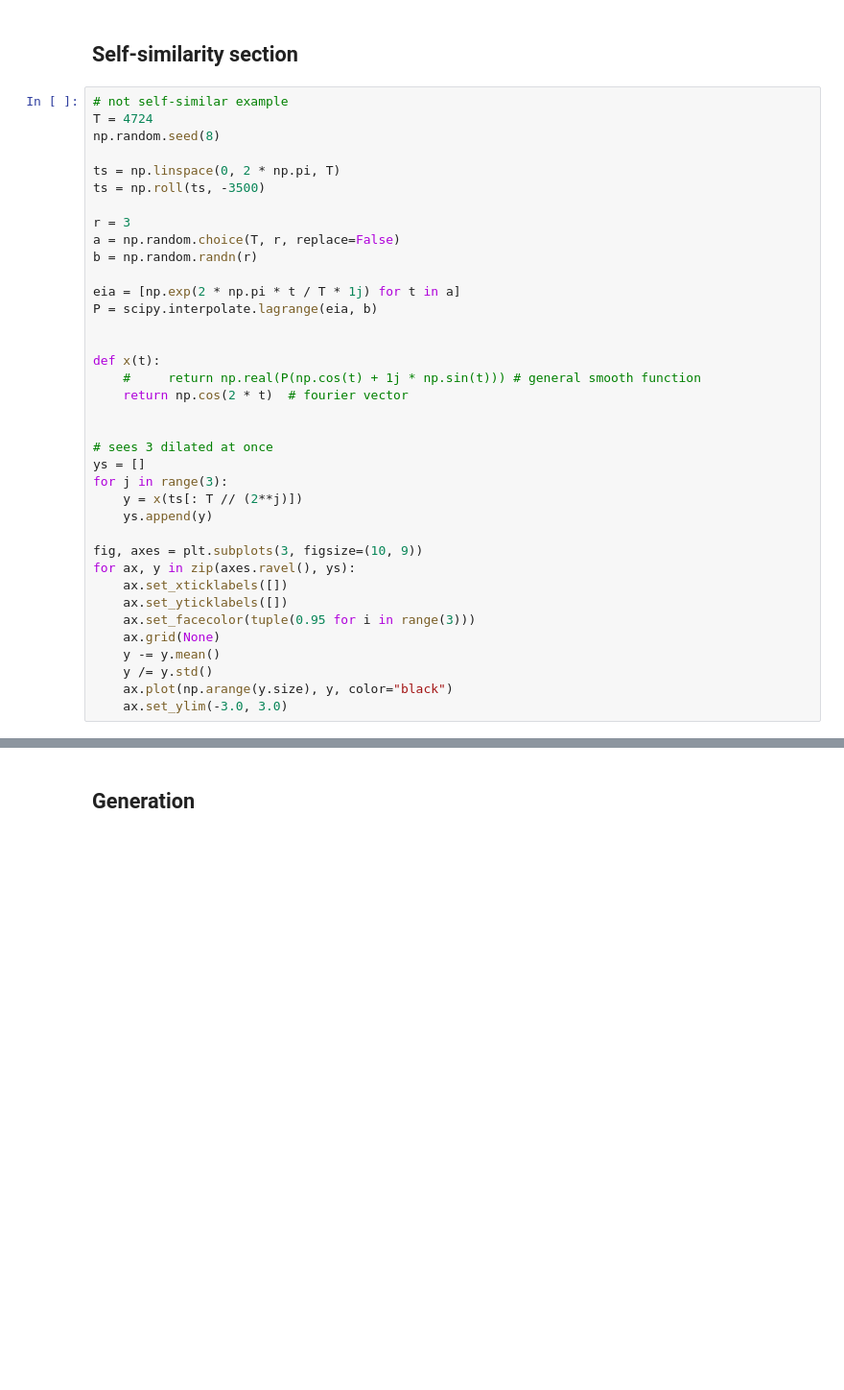
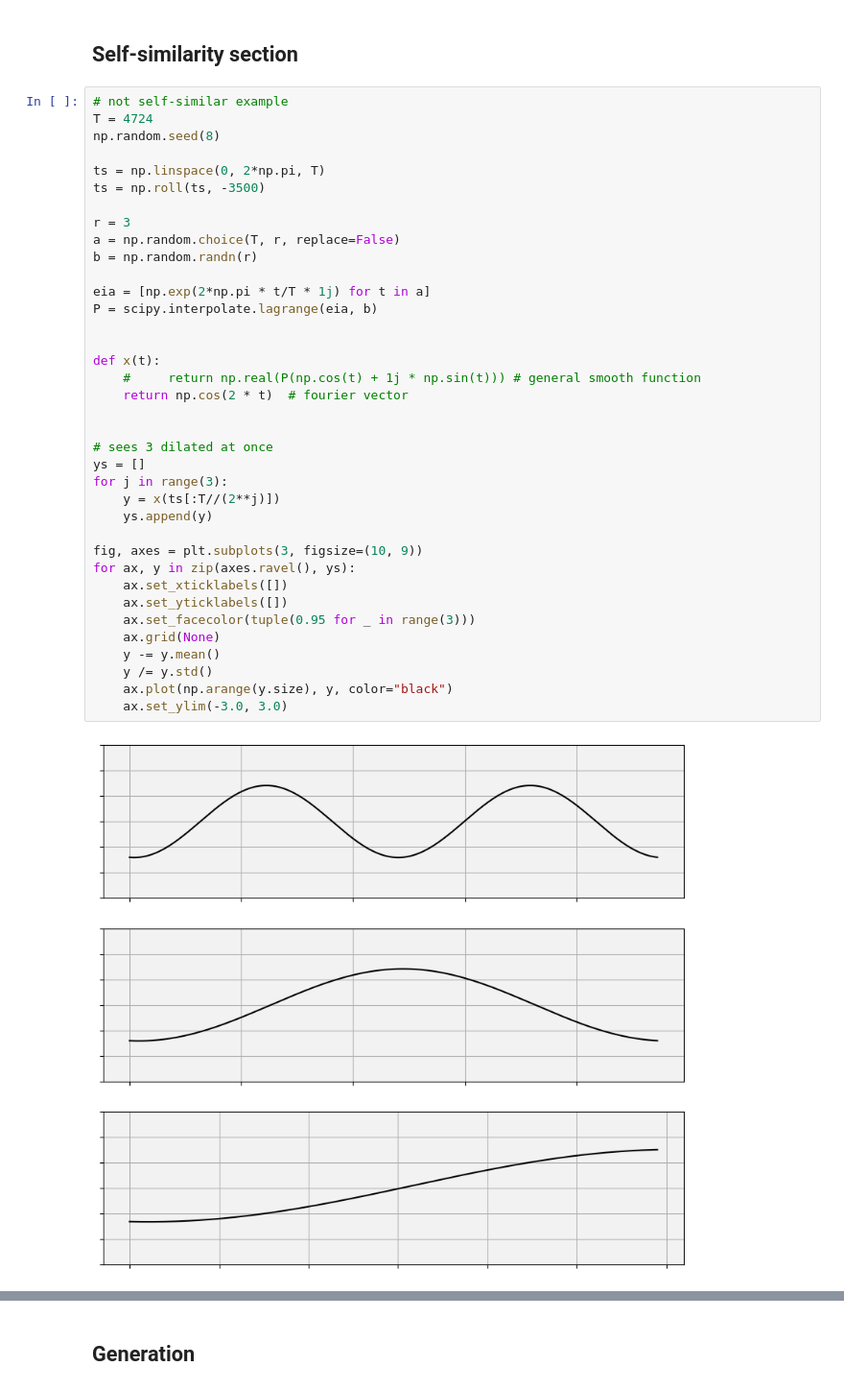
Before and after one commit to RudyMorel/scattering_spectra, a Jupyter notebook: testing.ipynb, the cells around one changed output, grey strips where cells are left out. Shown at 96% size. Cells and saved outputs as stored; diff of their text form; blank space fills up the shorter version.

```diff
--- a/testing.ipynb
+++ b/testing.ipynb
@@ -416,38 +495,40 @@ save_figure("dashboard_brown_mrw_snp.png")
 T = 4724
 np.random.seed(8)
 
-ts = np.linspace(0, 2 * np.pi, T)
+ts = np.linspace(0, 2*np.pi, T)
 ts = np.roll(ts, -3500)
 
 r = 3
 a = np.random.choice(T, r, replace=False)
 b = np.random.randn(r)
 
-eia = [np.exp(2 * np.pi * t / T * 1j) for t in a]
+eia = [np.exp(2*np.pi * t/T * 1j) for t in a]
 P = scipy.interpolate.lagrange(eia, b)
 
 
 def x(t):
     #     return np.real(P(np.cos(t) + 1j * np.sin(t))) # general smooth function
     return np.cos(2 * t)  # fourier vector
 
 
 # sees 3 dilated at once
 ys = []
 for j in range(3):
-    y = x(ts[: T // (2**j)])
+    y = x(ts[:T//(2**j)])
     ys.append(y)
 
 fig, axes = plt.subplots(3, figsize=(10, 9))
 for ax, y in zip(axes.ravel(), ys):
     ax.set_xticklabels([])
     ax.set_yticklabels([])
-    ax.set_facecolor(tuple(0.95 for i in range(3)))
+    ax.set_facecolor(tuple(0.95 for _ in range(3)))
     ax.grid(None)
     y -= y.mean()
     y /= y.std()
     ax.plot(np.arange(y.size), y, color="black")
     ax.set_ylim(-3.0, 3.0)
+# %% [output]
+[figure, added]
 # %%
 save = False
 i = 2
```
Also changed, not shown: parts of 17 cells of this notebook, 2 other files.
